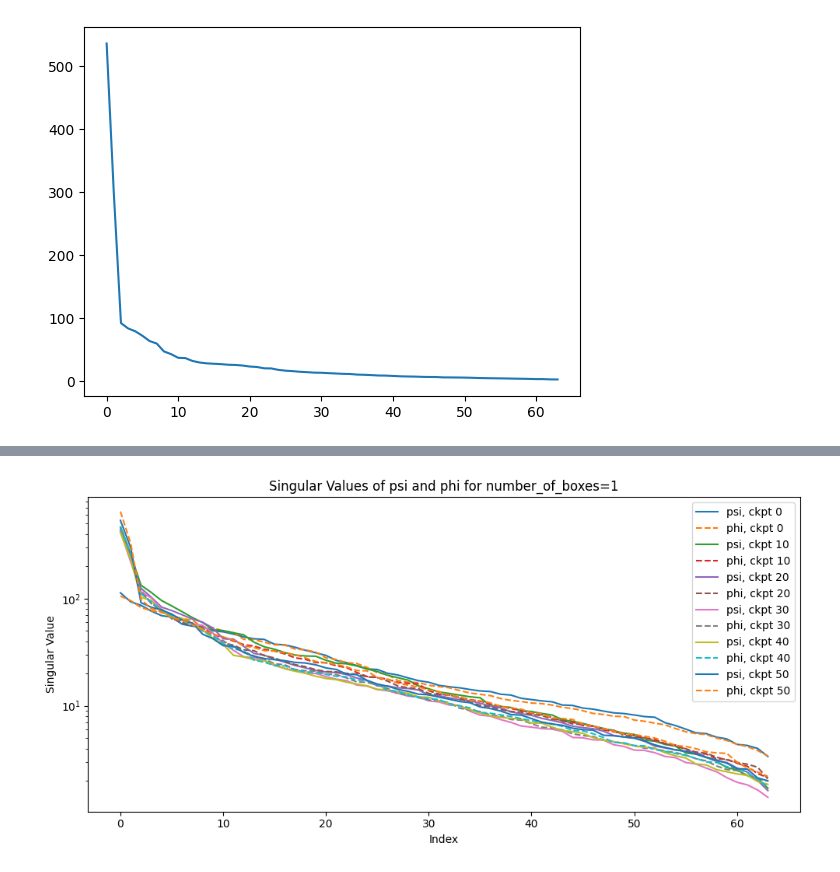
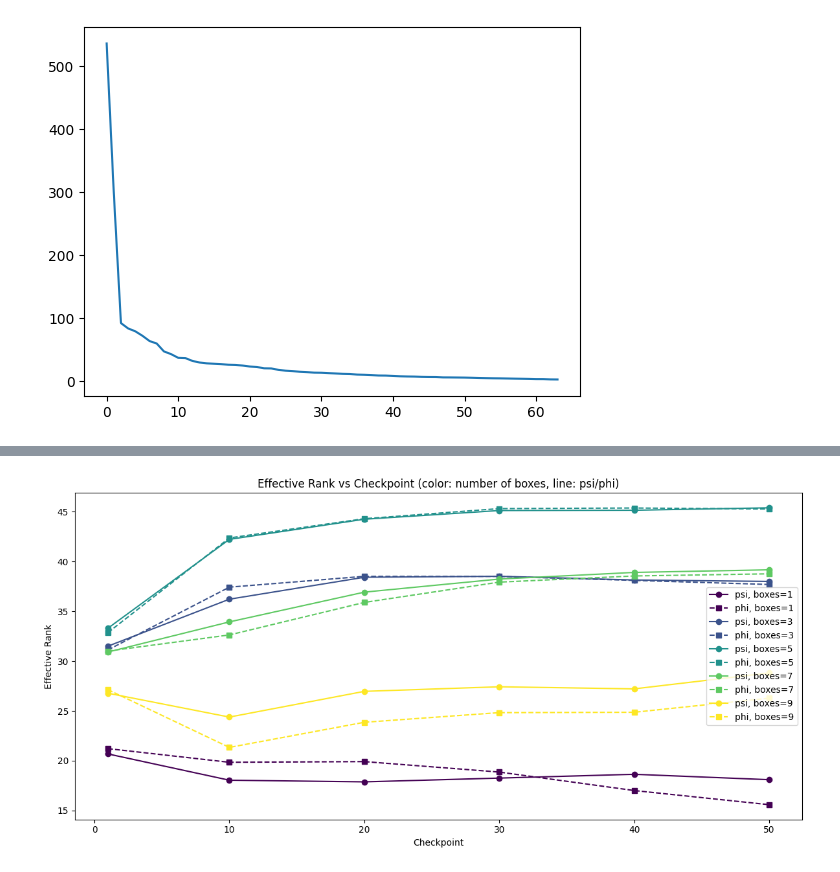
Before and after one commit to wladekpal/golden-standard, a Jupyter notebook: src/notebooks/18_07_25_post_hoc_analysis.ipynb, the cells around one changed output, grey strips where cells are left out. Saved outputs shown, nothing was run; the diff lists cells and outputs as text; code cells hidden in the pictures.

Commit message:
chore: update plots

```diff
--- a/src/notebooks/18_07_25_post_hoc_analysis.ipynb
+++ b/src/notebooks/18_07_25_post_hoc_analysis.ipynb
@@ -422,3 +422,6 @@ plt.plot(s)
 # %% [output]
 [<matplotlib.lines.Line2D at 0x...>]
 [figure]
+# %%
+for i in range(10):
+    print(timesteps.grid.reshape(timesteps.grid.shape[0] * timesteps.grid.shape[1], -1)[i].reshape(5,5))
@@ -425,14 +446,16 @@ plt.plot(s)
 # %%
+NUM_ENVS = 32
+
 def compute_effective_rank(matrix):
     """Compute the effective rank of a matrix using the entropy of its singular values."""
     matrix_2d = matrix if matrix.ndim == 2 else matrix.reshape(matrix.shape[0], -1)
     s = np.linalg.svd(matrix_2d, compute_uv=False)
     rho = s / s.sum()
-    H = -jnp.sum(rho * jnp.log(rho))
+    H = -jnp.sum(rho * jnp.log(rho + 1e-12))  # add epsilon for numerical stability
     effective_rank = jnp.exp(H)
-    return s, effective_rank
+    return effective_rank
 
-def analyze_psi_phi_singular_values(agent, config, NUM_ENVS, EPISODE_LENGTH, number_of_boxes=1):
+def analyze_psi_phi_effective_rank(agent, config, NUM_ENVS, EPISODE_LENGTH, number_of_boxes=1):
     # Set up environment with specified number of boxes
     for attr in ['number_of_moving_boxes_max', 'number_of_boxes_min', 'number_of_boxes_max']:
         setattr(config.env, attr, number_of_boxes)
@@ -446,6 +469,15 @@ def analyze_psi_phi_singular_values(agent, config, NUM_ENVS, EPISODE_LENGTH, num
     _, info, timesteps = collect_data(agent, key, env, NUM_ENVS, EPISODE_LENGTH, use_targets=False)
     timesteps = jax.tree_util.tree_map(lambda x: x.swapaxes(1, 0), timesteps)
 
+    timesteps = jax.lax.cond(
+        use_targets,
+        lambda: timesteps.replace(),
+        lambda: timesteps.replace(
+            grid=GridStatesEnum.remove_targets(timesteps.grid),
+            goal=GridStatesEnum.remove_targets(timesteps.goal)
+        )
+    )
+
     # Prepare actions and run critic
     B = timesteps.grid.shape[0] * timesteps.grid.shape[1]
     all_actions = jnp.tile(jnp.arange(6), (B, 1))  # B x 6
@@ -456,34 +488,26 @@ def analyze_psi_phi_singular_values(agent, config, NUM_ENVS, EPISODE_LENGTH, num
         True
     )  # phi and psi are 6 x 2 x B x emb_dim
 
-    # Analyze psi
+    # Analyze psi and phi
     psi_ = psi[0, 0, :]
-    s_psi, effective_rank_psi = compute_effective_rank(psi_)
-    # Analyze phi
     phi_ = phi[0, 0, :]
-    s_phi, effective_rank_phi = compute_effective_rank(phi_)
-    return s_psi, s_phi, effective_rank_psi, effective_rank_phi
+    eff_rank_psi = compute_effective_rank(psi_)
+    eff_rank_phi = compute_effective_rank(phi_)
+    return eff_rank_psi, eff_rank_phi
 
-def plot_singular_values_across_checkpoints(s_psi_list, s_phi_list, checkpoint_indices, number_of_boxes, title_psi="psi", title_phi="phi"):
-    plt.figure(figsize=(10, 5))
-    for i, (s_psi, s_phi) in enumerate(zip(s_psi_list, s_phi_list)):
-        plt.plot(s_psi, label=f"psi, ckpt {checkpoint_indices[i]}")
-        plt.plot(s_phi, '--', label=f"phi, ckpt {checkpoint_indices[i]}")
-    plt.title(f"Singular Values of psi and phi for number_of_boxes={number_of_boxes}")
-    plt.xlabel("Index")
-    plt.ylabel("Singular Value")
-    plt.yscale("log")
-    plt.legend()
-    plt.tight_layout()
-    plt.show()
+# --- Collect all effective ranks for all number_of_boxes and checkpoints ---
+checkpoint_indices = [1, 10, 20, 30, 40, 50]
+number_of_boxes_list = [1, 3, 5, 7, 9]
 
-# For each number_of_boxes, plot all checkpoints on the same plot
-checkpoint_indices = [0, 10, 20, 30, 40, 50]
-for n_boxes in [1, 3, 5, 7]:
-    s_psi_list = []
-    s_phi_list = []
-    eff_rank_psi_list = []
-    eff_rank_phi_list = []
+# Store results for plotting
+results = {
+    "number_of_boxes": [],
+    "checkpoint": [],
+    "eff_rank_psi": [],
+    "eff_rank_phi": [],
+}
+
+for n_boxes in number_of_boxes_list:
     print(f"\n--- number_of_boxes = {n_boxes} ---")
     for i in checkpoint_indices:
         agent, config = restore_agent(
@@ -491,12 +515,37 @@ for n_boxes in [1, 3, 5, 7]:
             "/home/mbortkie/repos/crl_subgoal/experiments/test_generalization_sc_YHIWZ6/runs/long_moving_boxes_5_grid_5_range_3_7_alpha_0.0/",
             i
         )
-        s_psi, s_phi, eff_rank_psi, eff_rank_phi = analyze_psi_phi_singular_values(agent, config, NUM_ENVS, EPISODE_LENGTH, number_of_boxes=n_boxes)
-        s_psi_list.append(s_psi)
-        s_phi_list.append(s_phi)
-        eff_rank_psi_list.append(eff_rank_psi)
-        eff_rank_phi_list.append(eff_rank_phi)
+        eff_rank_psi, eff_rank_phi = analyze_psi_phi_effective_rank(agent, config, NUM_ENVS, EPISODE_LENGTH, number_of_boxes=n_boxes)
+        results["number_of_boxes"].append(n_boxes)
+        results["checkpoint"].append(i)
+        results["eff_rank_psi"].append(float(eff_rank_psi))
+        results["eff_rank_phi"].append(float(eff_rank_phi))
         print(f"ckpt {i}: effective_rank_psi={eff_rank_psi:.2f}, effective_rank_phi={eff_rank_phi:.2f}")
-    plot_singular_values_across_checkpoints(s_psi_list, s_phi_list, checkpoint_indices, n_boxes)
+
+# --- Plot all effective ranks on a single plot ---
+import matplotlib as mpl
+import matplotlib.pyplot as plt
+
+plt.figure(figsize=(12, 6))
+colors = mpl.cm.viridis(np.linspace(0, 1, len(number_of_boxes_list)))
+linestyles = {'psi': '-', 'phi': '--'}
+
+for idx, n_boxes in enumerate(number_of_boxes_list):
+    # Mask for this number of boxes
+    mask = np.array(results["number_of_boxes"]) == n_boxes
+    checkpoints = np.array(results["checkpoint"])[mask]
+    eff_rank_psi = np.array(results["eff_rank_psi"])[mask]
+    eff_rank_phi = np.array(results["eff_rank_phi"])[mask]
+    plt.plot(checkpoints, eff_rank_psi, linestyle=linestyles['psi'], color=colors[idx], marker='o',
+             label=f"psi, boxes={n_boxes}")
+    plt.plot(checkpoints, eff_rank_phi, linestyle=linestyles['phi'], color=colors[idx], marker='s',
+             label=f"phi, boxes={n_boxes}")
+
+plt.title("Effective Rank vs Checkpoint (color: number of boxes, line: psi/phi)")
+plt.xlabel("Checkpoint")
+plt.ylabel("Effective Rank")
+plt.legend()
+plt.tight_layout()
+plt.show()
 # %% [output]
 --- number_of_boxes = 1 ---
@@ -515 +568 @@ ckpt 50: effective_rank_psi=22.46, effective_rank_phi=21.73
-[figure, old version]
+[figure, new version]
```
Also changed, not shown: parts of 4 cells of this notebook.
